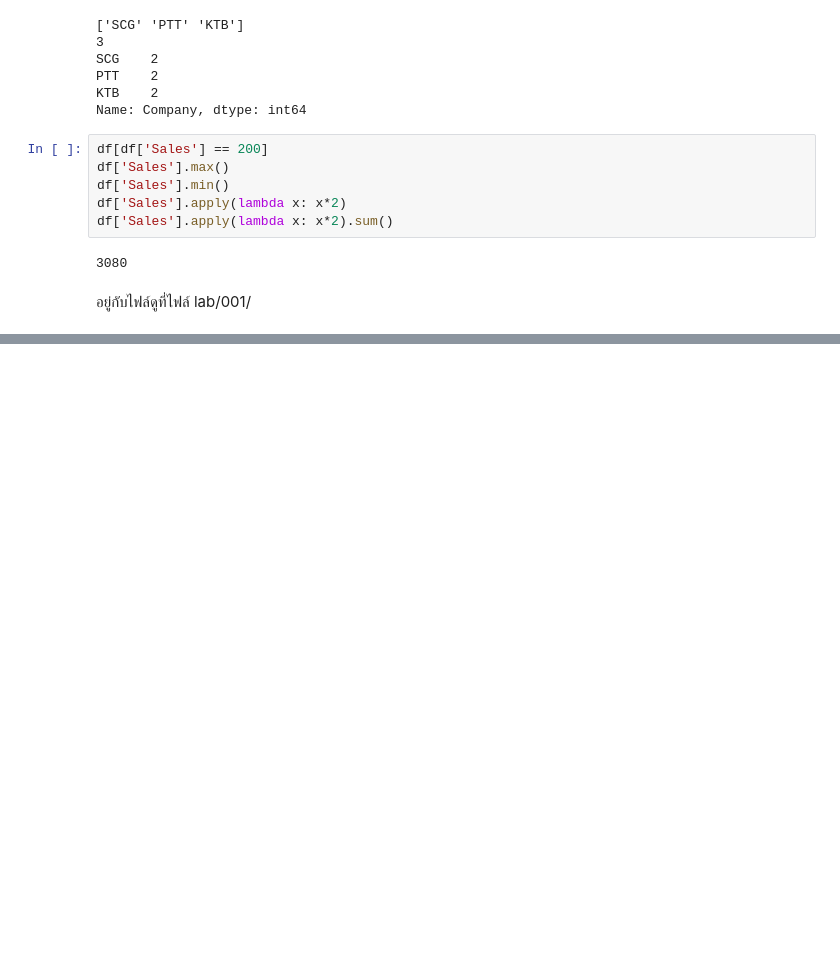
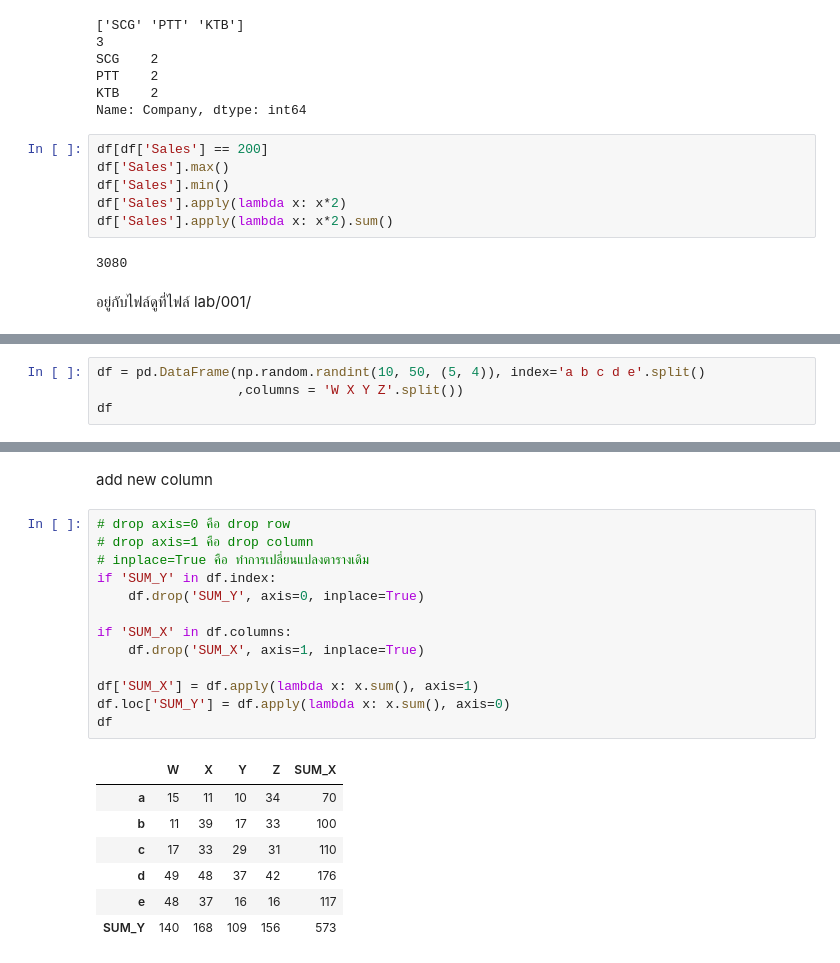
Before and after one commit to PuemMTH/01418323_IDS, a Jupyter notebook: Lab/Final.ipynb, the cells around one changed output, grey strips where cells are left out. Cells and saved outputs as stored; diff of their text form; blank space fills up the shorter version.

```diff
--- a/Lab/Final.ipynb
+++ b/Lab/Final.ipynb
@@ -631,0 +653,4 @@ for i in generator():
+# %%
+df = pd.DataFrame(np.random.randint(10, 50, (5, 4)), index='a b c d e'.split()
+                  ,columns = 'W X Y Z'.split())
+df
@@ -631,0 +664,23 @@ for i in generator():
+# %% [markdown]
+add new column
+# %%
+# drop axis=0 คือ drop row
+# drop axis=1 คือ drop column
+# inplace=True คือ ทำการเปลี่ยนแปลงตารางเดิม
+if 'SUM_Y' in df.index:
+    df.drop('SUM_Y', axis=0, inplace=True)
+
+if 'SUM_X' in df.columns:
+    df.drop('SUM_X', axis=1, inplace=True)
+
+df['SUM_X'] = df.apply(lambda x: x.sum(), axis=1)
+df.loc['SUM_Y'] = df.apply(lambda x: x.sum(), axis=0)
+df
+# %% [output]
+|  | W | X | Y | Z | SUM_X |
+| a | 15 | 11 | 10 | 34 | 70 |
+| b | 11 | 39 | 17 | 33 | 100 |
+| c | 17 | 33 | 29 | 31 | 110 |
+| d | 49 | 48 | 37 | 42 | 176 |
+| e | 48 | 37 | 16 | 16 | 117 |
+| SUM_Y | 140 | 168 | 109 | 156 | 573 |
```
Also changed, not shown: parts of 31 cells of this notebook, 2 other files.
